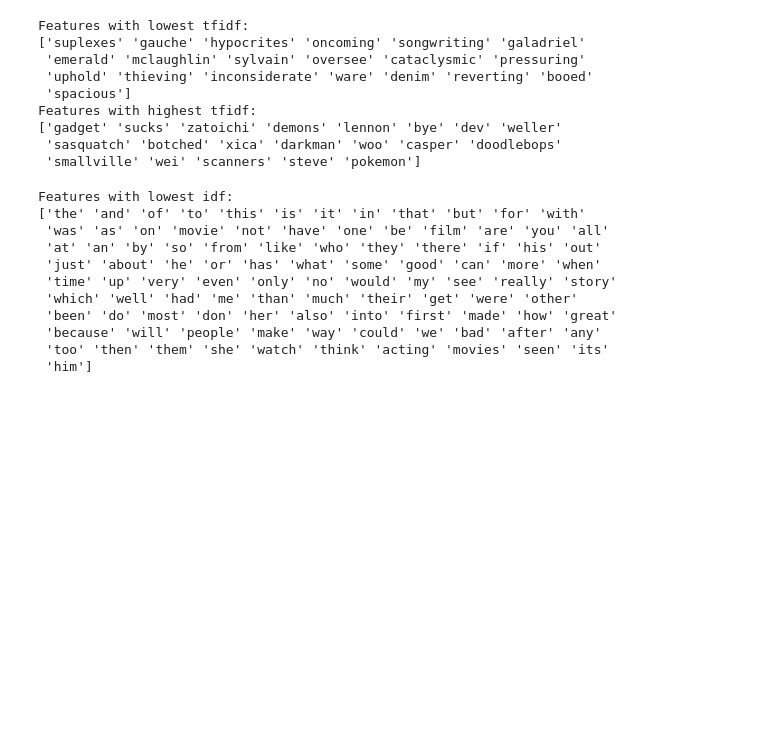
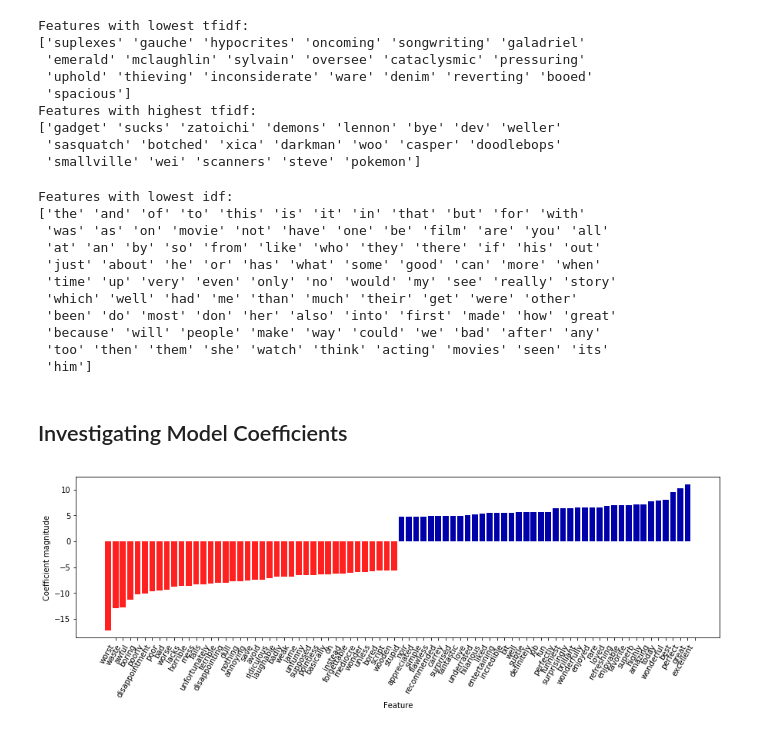
Before and after one commit to rodferro/introduction-to-ml, a Jupyter notebook: 07-working-with-text-data.ipynb, the cells around one changed output. Cells and saved outputs as stored; diff of their text form; code cells hidden in the pictures; blank space fills up the shorter version.

Commit message:
Add "Investigating Model Coefficients"

```diff
--- a/07-working-with-text-data.ipynb
+++ b/07-working-with-text-data.ipynb
@@ -233,3 +233,11 @@ Features with lowest idf:
  'because' 'will' 'people' 'make' 'way' 'could' 'we' 'bad' 'after' 'any'
  'too' 'then' 'them' 'she' 'watch' 'think' 'acting' 'movies' 'seen' 'its'
  'him']
+# %% [markdown]
+## Investigating Model Coefficients
+# %%
+mglearn.tools.visualize_coefficients(
+    grid.best_estimator_.named_steps["logisticregression"].coef_,
+    feature_names, n_top_features=40)
+# %% [output]
+[figure, added]
```
